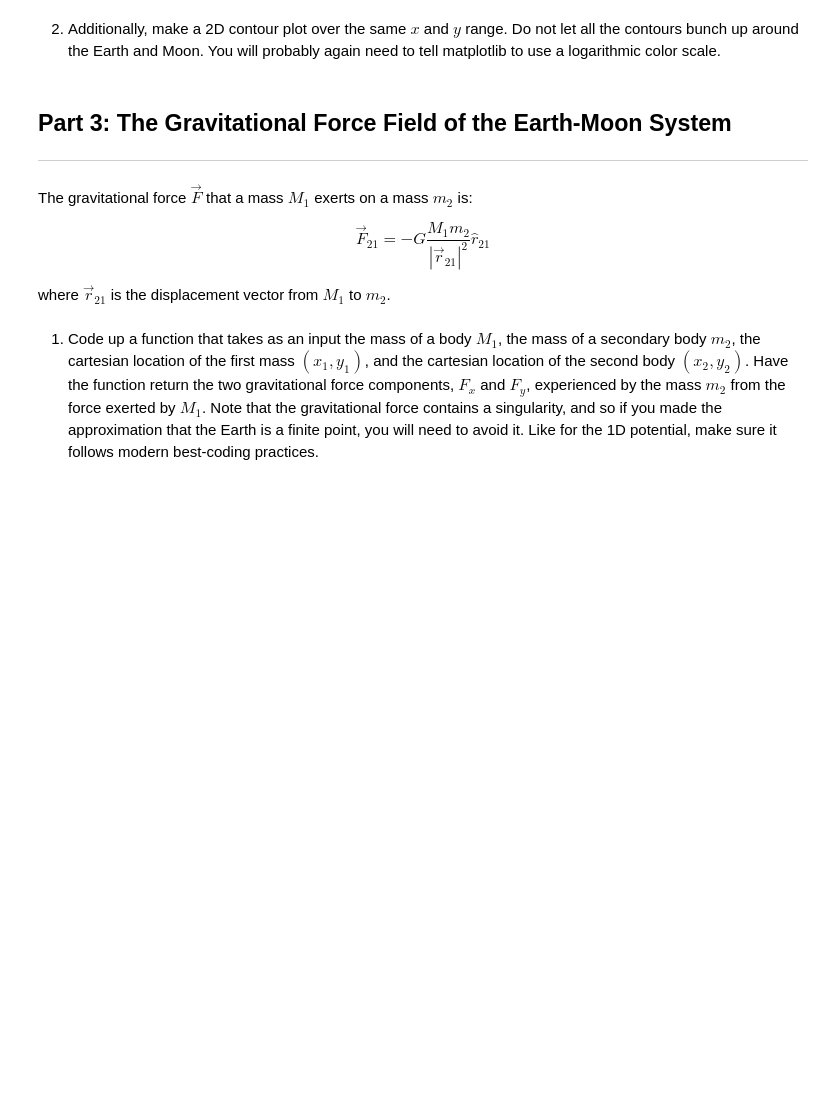
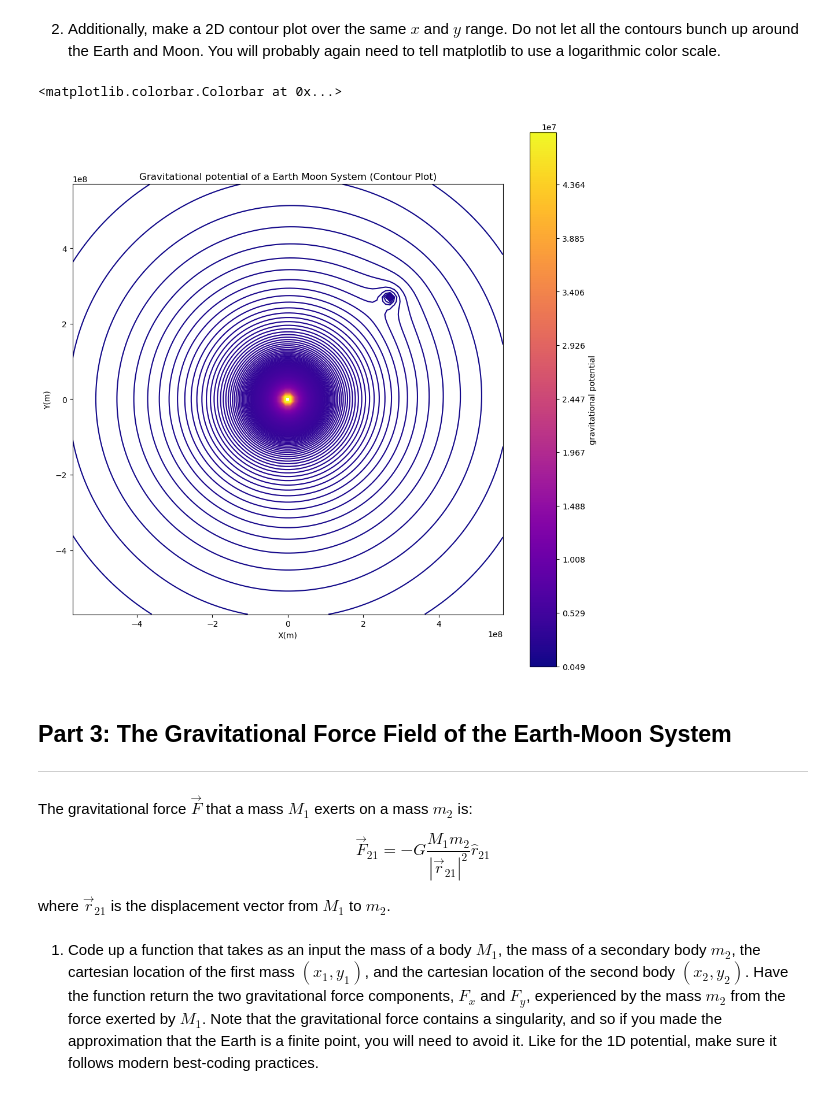
Before and after one commit to rhorton-2/PHYS265-spring26, a Jupyter notebook: Lab1/lab1.ipynb, the cells around one changed output. Cells and saved outputs as stored; diff of their text form; code cells hidden in the pictures; blank space fills up the shorter version.

```diff
--- a/Lab1/lab1.ipynb
+++ b/Lab1/lab1.ipynb
@@ -116,6 +155,20 @@ of the gravitational potential of the combined Earth-Moon system.
 2. Additionally, make a 2D contour plot over the same $x$ and $y$ range.
 Do not let all the contours bunch up around the Earth and Moon.
 You will probably again need to tell matplotlib to use a logarithmic color scale.
+# %%
+Phi_max = Total_Potential.max()
+Phi_min = Total_Potential.min()
+levels = np.linspace(Phi_min,Phi_max,500)
+fig,ax =plt.subplots(figsize=(12,12))
+plot = ax.contour(x,y,Total_Potential,levels=levels,cmap = "plasma")
+ax.set_aspect('equal')
+ax.set_title("Gravitational potential of a Earth Moon System (Contour Plot)")
+ax.set_xlabel("X(m)")
+ax.set_ylabel("Y(m)")
+fig.colorbar(plot,ax=ax,label="gravitational potential")
+# %% [output]
+<matplotlib.colorbar.Colorbar at 0x...>
+[figure, added]
 # %% [markdown]
 ## Part 3: The Gravitational Force Field of the Earth-Moon System
 ----
```
Also changed, not shown: parts of 7 cells of this notebook.
